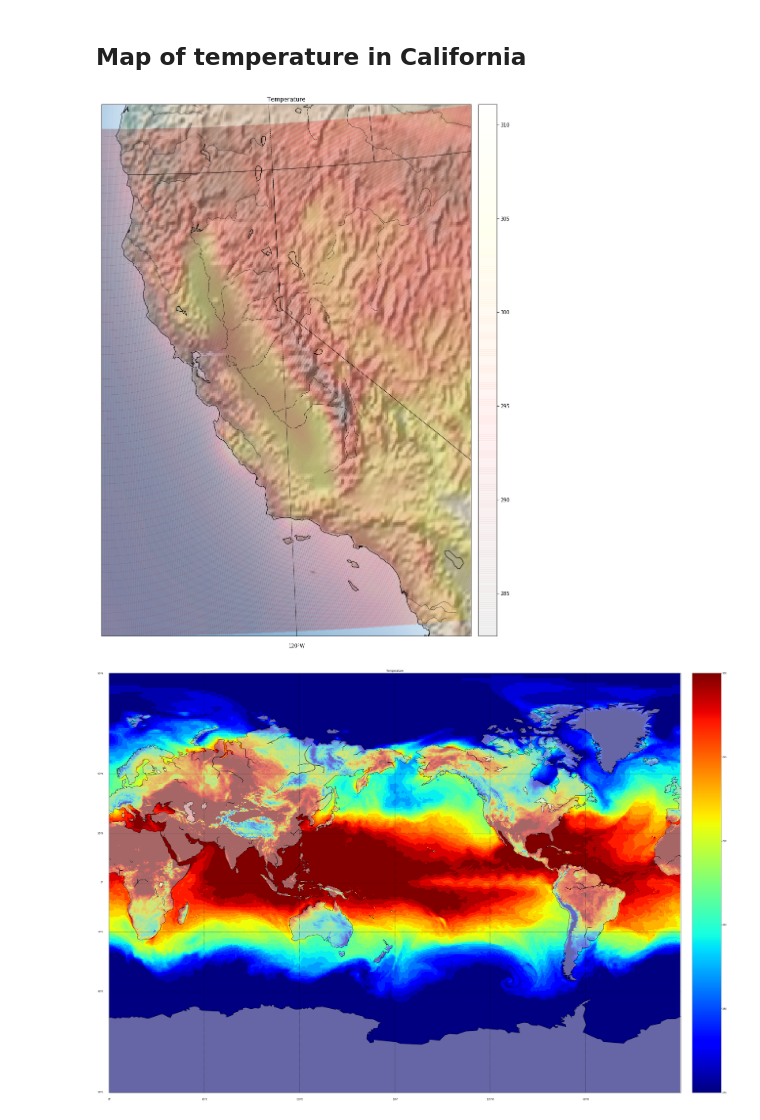
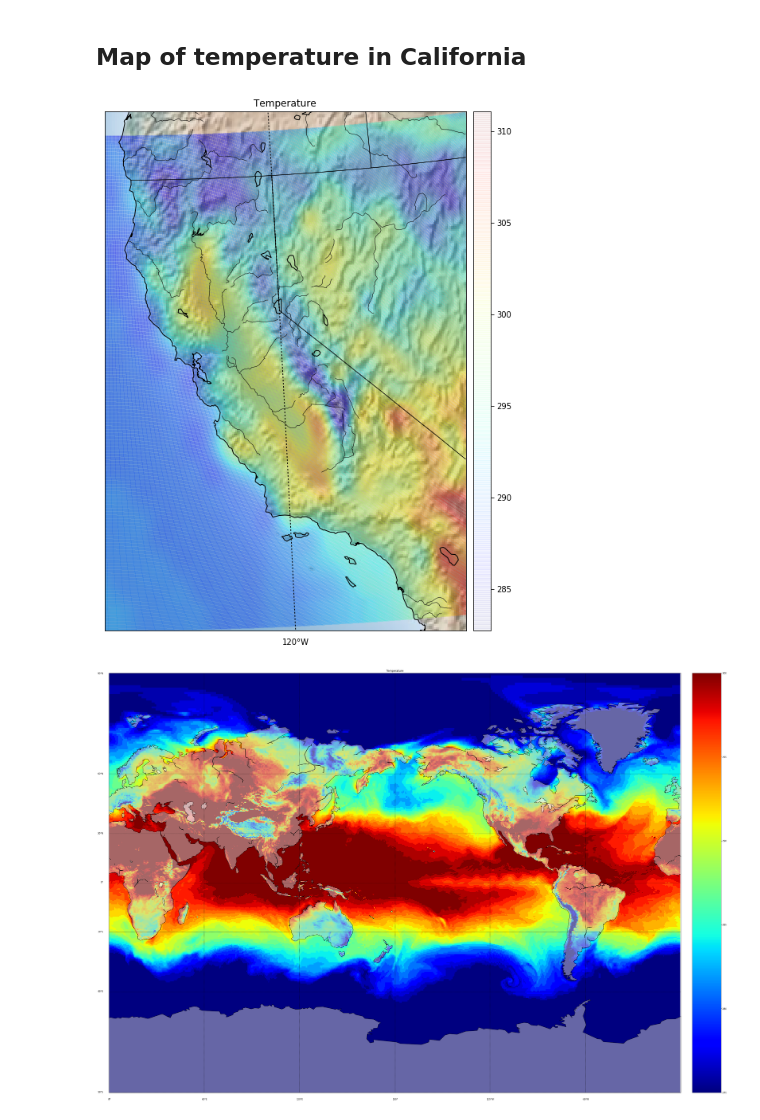
Before and after one commit to johmathe/baroque_octopus, a Jupyter notebook: cali_weather.ipynb, the cells around one changed output. Drawn from its saved outputs; the diff is of its cells as text; code cells hidden in the pictures.

```diff
--- a/cali_weather.ipynb
+++ b/cali_weather.ipynb
@@ -41,40 +41,38 @@ lats_interp = np.arange(cal_bbox['south'], cal_bbox['north'], 0.01)
 lons_interp = np.arange(cal_bbox['west'], cal_bbox['east'], 0.01)
 
 x, y = m(*np.meshgrid(lons_interp,lats_interp))
-plt.figure(figsize=(18,20))
+plt.figure(figsize=(12,12))
 
 cal_data = data[noaa_ids['north']:noaa_ids['south'],
                 noaa_ids['west']:noaa_ids['east']]
 lonlat2temp = interpolate.interp2d(lons, lats, cal_data, kind='cubic')
 cal_data_interp = lonlat2temp(lons_interp, lats_interp)
 
 
 m=Basemap(projection='cass',
           lat_ts=10,
           lat_0 = cal_bbox['north'],
           lon_0 = cal_bbox['west'],
           llcrnrlon=cal_bbox['west'],
           urcrnrlon=cal_bbox['east'],
           llcrnrlat=cal_bbox['south'],
           urcrnrlat=cal_bbox['north'],
           resolution='i')
 
+# Draw plenty of fancy stuff
 m.drawstates()
 m.drawlsmask()
 m.drawrivers()
 m.drawcoastlines()
 m.shadedrelief()
 m.drawparallels(np.arange(-90.,120.,30.),labels=[1,0,0,0])
 m.drawmeridians(np.arange(-180.,180.,60.),labels=[0,0,0,1])
-m.pcolormesh(x, y, cal_data_interp, shading='flat', cmap=plt.cm.hot,alpha=0.05)
+m.pcolormesh(x, y, cal_data_interp, shading='flat', cmap=plt.cm.jet,alpha=0.05)
 m.colorbar(location='right')
-
-# Add a colorbar and title, and then show the plot.
-
 plt.title('Temperature')
 plt.show()
 # %% [output]
-[figure, old version]
+[figure, new version]
 # %%
 world_bbox = {'north': 90, 'south': -90, 'east': 0, 'west': 360}
 
```
